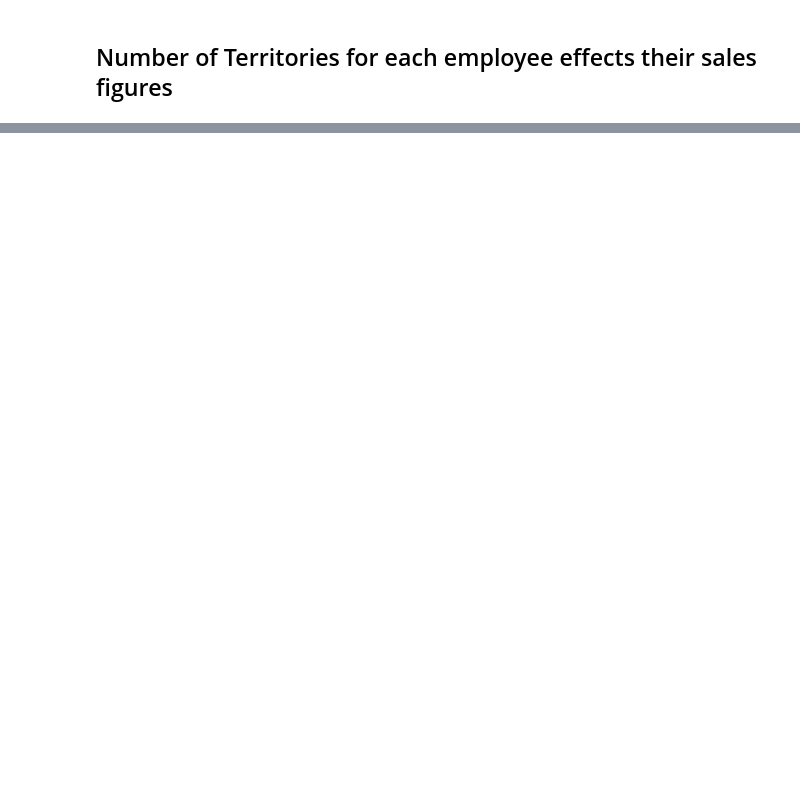
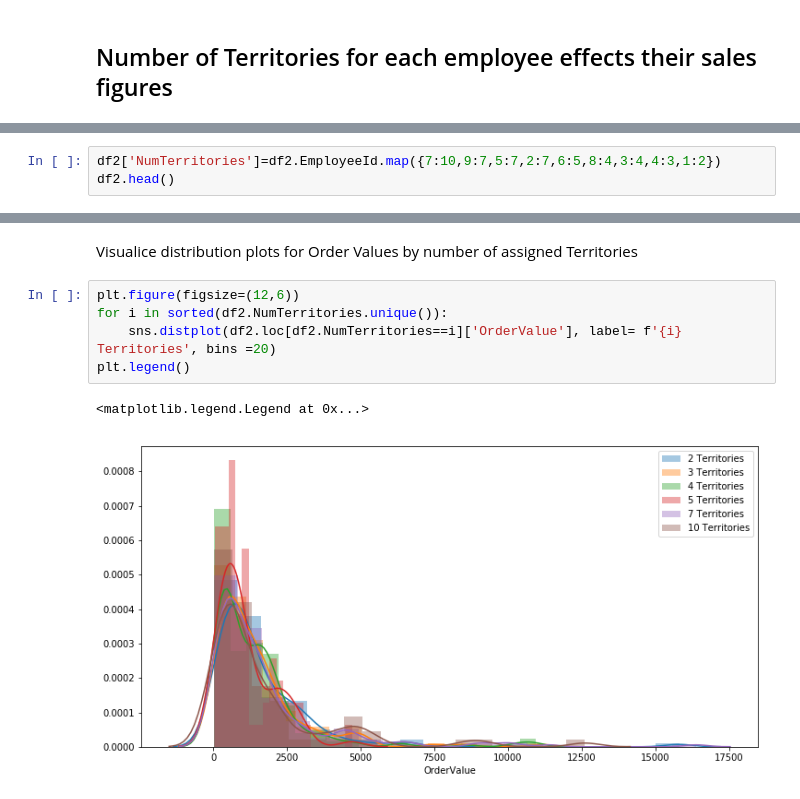
Before and after one commit to ktzioumis/Northwind-Traders, a Jupyter notebook: Project2.ipynb, the cells around one changed output, grey strips where cells are left out. Cells and saved outputs as stored; diff of their text form; blank space fills up the shorter version.

```diff
--- a/Project2.ipynb
+++ b/Project2.ipynb
@@ -603,0 +737,3 @@ ANOVA table for ordervalue and num territories of employee as linear and as clas
+# %%
+df2['NumTerritories']=df2.EmployeeId.map({7:10,9:7,5:7,2:7,6:5,8:4,3:4,4:3,1:2})
+df2.head()
@@ -603,0 +748,10 @@ ANOVA table for ordervalue and num territories of employee as linear and as clas
+# %% [markdown]
+Visualice distribution plots for Order Values by number of assigned Territories
+# %%
+plt.figure(figsize=(12,6))
+for i in sorted(df2.NumTerritories.unique()):
+    sns.distplot(df2.loc[df2.NumTerritories==i]['OrderValue'], label= f'{i} Territories', bins =20)
+plt.legend()
+# %% [output]
+<matplotlib.legend.Legend at 0x...>
+[figure, added]
```
Also changed, not shown: parts of 33 cells of this notebook.
